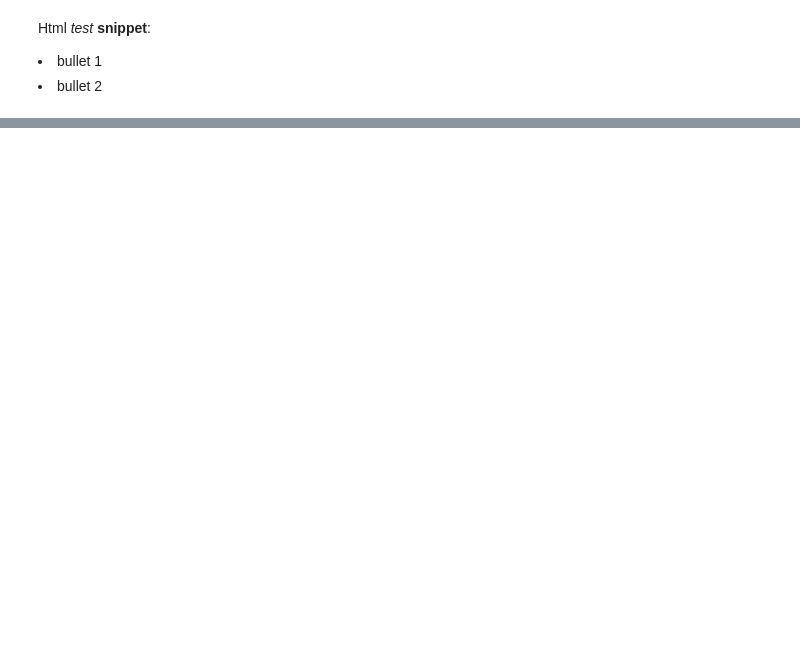
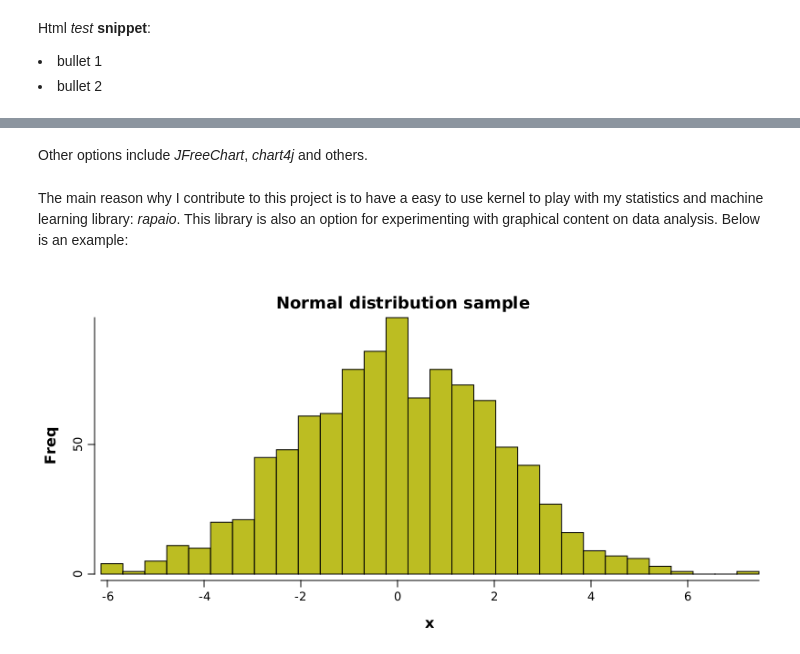
Before and after one commit to padreati/rapaio-jupyter-kernel, a Jupyter notebook: example.ipynb, the cells around one changed output, grey strips where cells are left out. Cells and saved outputs as stored; diff of their text form; code cells hidden in the pictures; blank space fills up the shorter version.

```diff
--- a/example.ipynb
+++ b/example.ipynb
@@ -214,0 +280,4 @@ Hope you enjoy it. Please cut issues for any bad behavior or new feature proposa
+# %% [markdown]
+Other options include *JFreeChart*, *chart4j* and others.
+# %% [markdown]
+The main reason why I contribute to this project is to have a easy to use kernel to play with my statistics and machine learning library: *rapaio*. This library is also an option for experimenting with graphical content on data analysis. Below is an example:
@@ -214,0 +293,5 @@ Hope you enjoy it. Please cut issues for any bad behavior or new feature proposa
+# %%
+var x = VarDouble.sample(Normal.of(0, 2), 1_000);
+image(hist(x).xLab("x").yLab("Freq").title("Normal distribution sample"), 800, 400);
+# %% [output]
+[figure, added]
```
Also changed, not shown: parts of 28 cells of this notebook.
